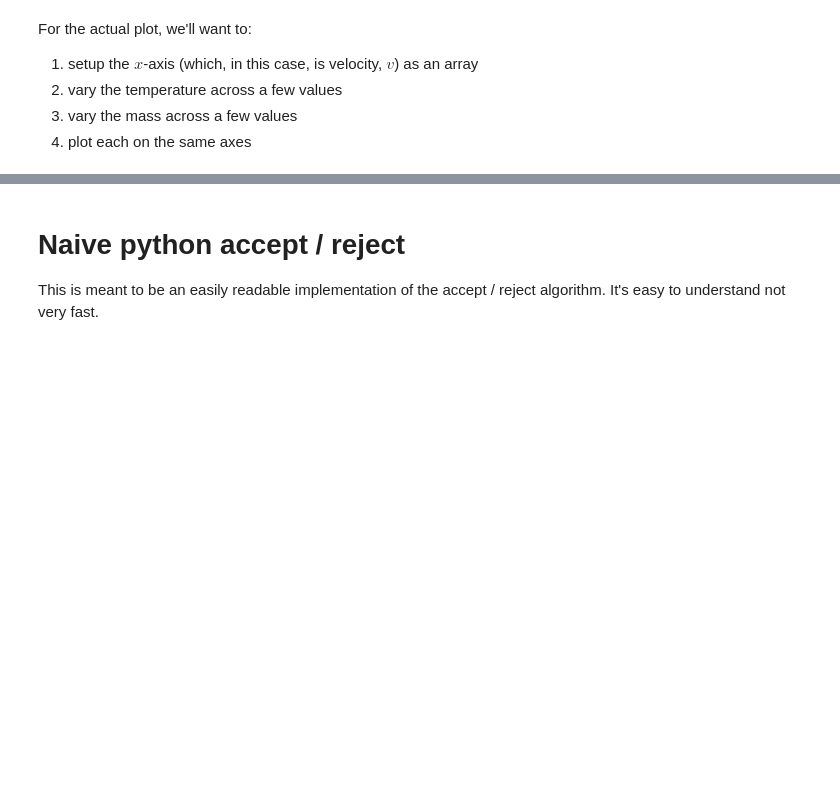
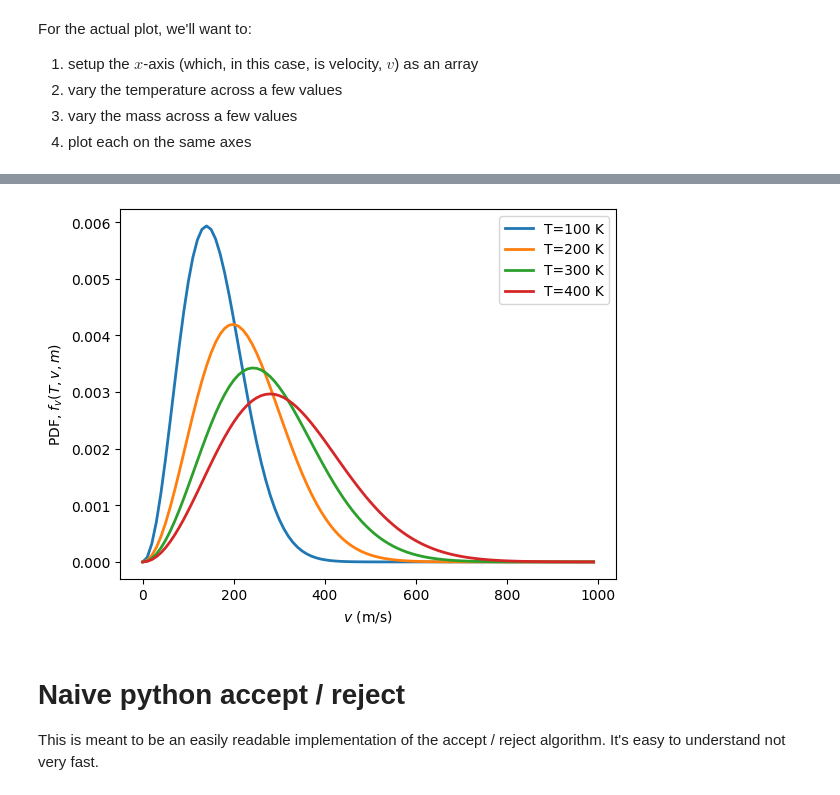
Before and after one commit to UChicagoPhysics/PHYS250, a Jupyter notebook: Examples/MaxwellBoltzmann.ipynb, the cells around one changed output, grey strips where cells are left out. Cells and saved outputs as stored; diff of their text form; code cells hidden in the pictures; blank space fills up the shorter version.

```diff
--- a/Examples/MaxwellBoltzmann.ipynb
+++ b/Examples/MaxwellBoltzmann.ipynb
@@ -16,7 +16,3 @@ Let's build up what that distribution should look like, and then change the temp
 ## Function for the distribution
 
 How should this be constructed? What should it depend on?
-# %%
-def MBspeed():
-    """ Maxwell-Boltzmann speed distribution for speeds """
-    return 1.
@@ -51,3 +89,17 @@ mass = 85*amu
+# %%
+fig  = plt.figure()
+ax   = fig.add_subplot(111)
+
+for T in [100,200,300,400]:
+    fv = MBspeed(T,myrange,mass)
+    ax.plot(myrange,fv,label='T='+str(T)+' K',lw=2)
+
+ax.legend(loc=0)
+ax.set_xlabel('$v$ (m/s)')
+ax.set_ylabel('PDF, $f_v(T,v,m)$')
+plt.draw()
+# %% [output]
+[figure, added]
 # %% [markdown]
 # Naive python accept / reject
 
```
Also changed, not shown: parts of 6 cells of this notebook, 6 other files.
